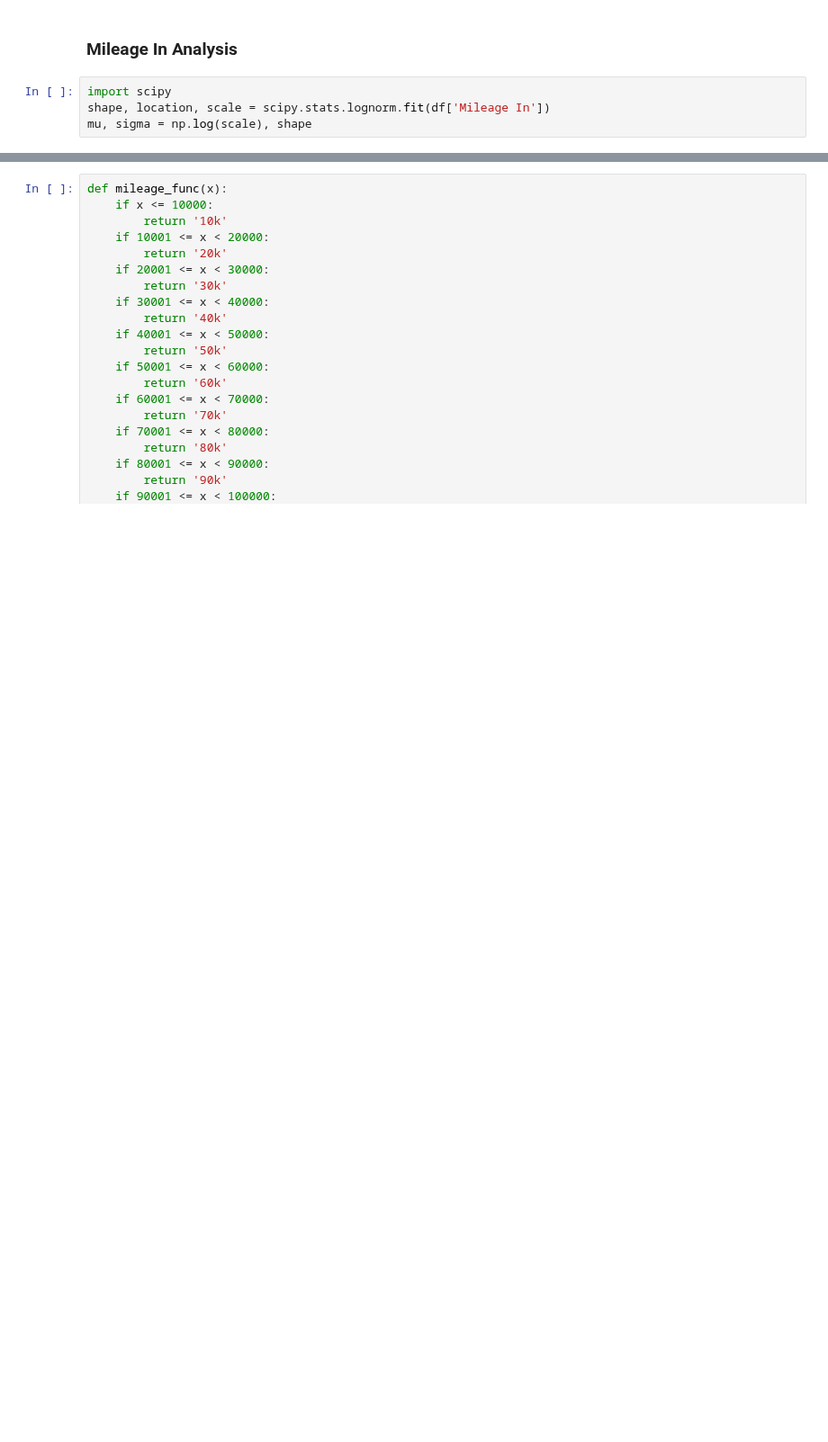
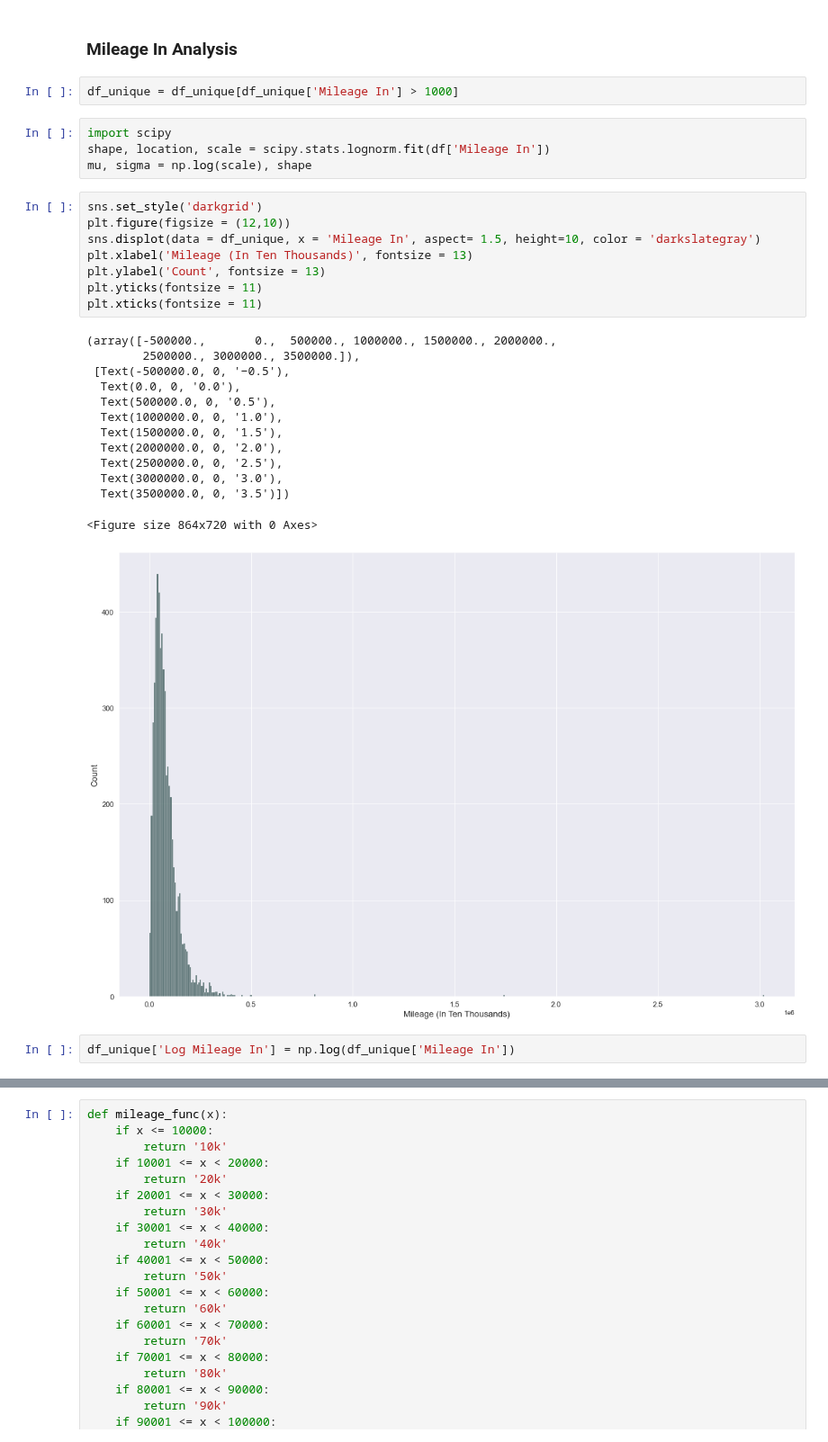
Before and after one commit to just-paul/capstone-autoserved, a Jupyter notebook: Exploratory Data Analysis/Additional EDA.ipynb, the cells around one changed output, grey strips where cells are left out. Shown at 90% size. Drawn from its saved outputs; the diff is of its cells as text; blank space fills up the shorter version.

```diff
--- a/Exploratory Data Analysis/Additional EDA.ipynb
+++ b/Exploratory Data Analysis/Additional EDA.ipynb
@@ -188,10 +188,36 @@ df_unique.loc[df_unique['Make'] == 'honda',:].groupby(['Make','Model'])[['Model'
 |  | viel | 1 |
 # %% [markdown]
 ### Mileage In Analysis
+# %%
+df_unique = df_unique[df_unique['Mileage In'] > 1000]
 # %%
 import scipy
 shape, location, scale = scipy.stats.lognorm.fit(df['Mileage In'])
 mu, sigma = np.log(scale), shape
+# %%
+sns.set_style('darkgrid')
+plt.figure(figsize = (12,10))
+sns.displot(data = df_unique, x = 'Mileage In', aspect= 1.5, height=10, color = 'darkslategray')
+plt.xlabel('Mileage (In Ten Thousands)', fontsize = 13)
+plt.ylabel('Count', fontsize = 13)
+plt.yticks(fontsize = 11)
+plt.xticks(fontsize = 11)
+# %% [output]
+(array([-500000.,       0.,  500000., 1000000., 1500000., 2000000.,
+        2500000., 3000000., 3500000.]),
+ [Text(-500000.0, 0, '−0.5'),
+  Text(0.0, 0, '0.0'),
+  Text(500000.0, 0, '0.5'),
+  Text(1000000.0, 0, '1.0'),
+  Text(1500000.0, 0, '1.5'),
+  Text(2000000.0, 0, '2.0'),
+  Text(2500000.0, 0, '2.5'),
+  Text(3000000.0, 0, '3.0'),
+  Text(3500000.0, 0, '3.5')])
+<Figure size 864x720 with 0 Axes>
+[figure, added]
+# %%
+df_unique['Log Mileage In'] = np.log(df_unique['Mileage In'])
 # %%
 sns.set_style('darkgrid')
 plt.figure(figsize = (12,10))
```
Also changed, not shown: parts of 13 cells of this notebook, 1 other file.
